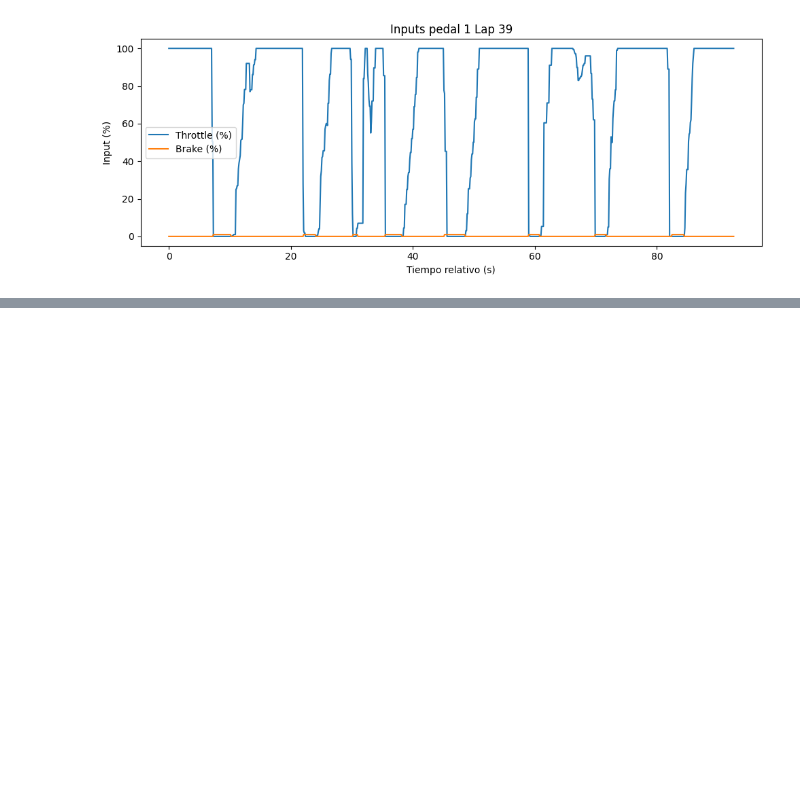
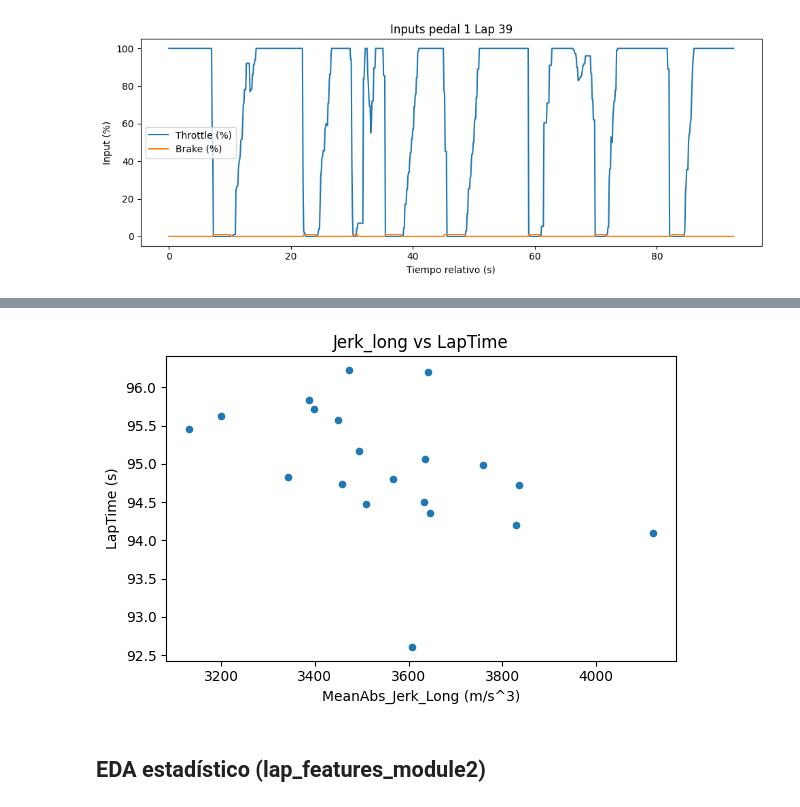
Before and after one commit to aritzrss/F1-Analytics, a Jupyter notebook: notebooks/tests.ipynb, the cells around one changed output, grey strips where cells are left out. Drawn from its saved outputs; the diff is of its cells as text; code cells hidden in the pictures; blank space fills up the shorter version.

```diff
--- a/notebooks/tests.ipynb
+++ b/notebooks/tests.ipynb
@@ -100,0 +161,11 @@ plt.show()
+# %%
+# Dispersión jerk vs lap time (suavidad vs performance)
+ax = lap_feat.plot.scatter(x='MeanAbs_Jerk_Long', y='LapTimeSeconds', figsize=(6,4), title='Jerk_long vs LapTime')
+ax.set_xlabel('MeanAbs_Jerk_Long (m/s^3)')
+ax.set_ylabel('LapTime (s)')
+plt.tight_layout()
+plt.show()
+# %% [output]
+[figure, added]
+# %% [markdown]
+## EDA estadístico (lap_features_module2)
```
Also changed, not shown: parts of 18 cells of this notebook, 3 other files.
